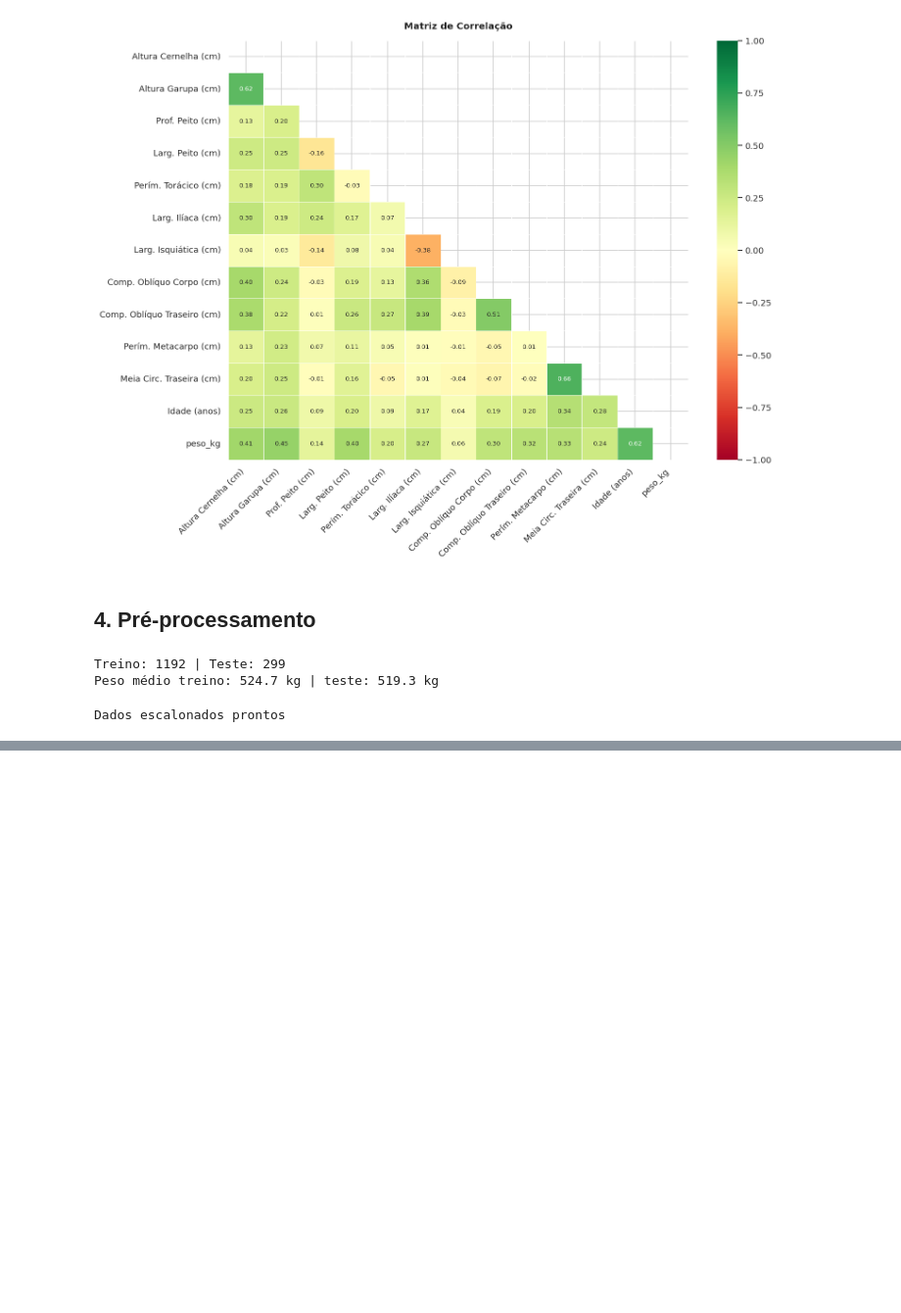
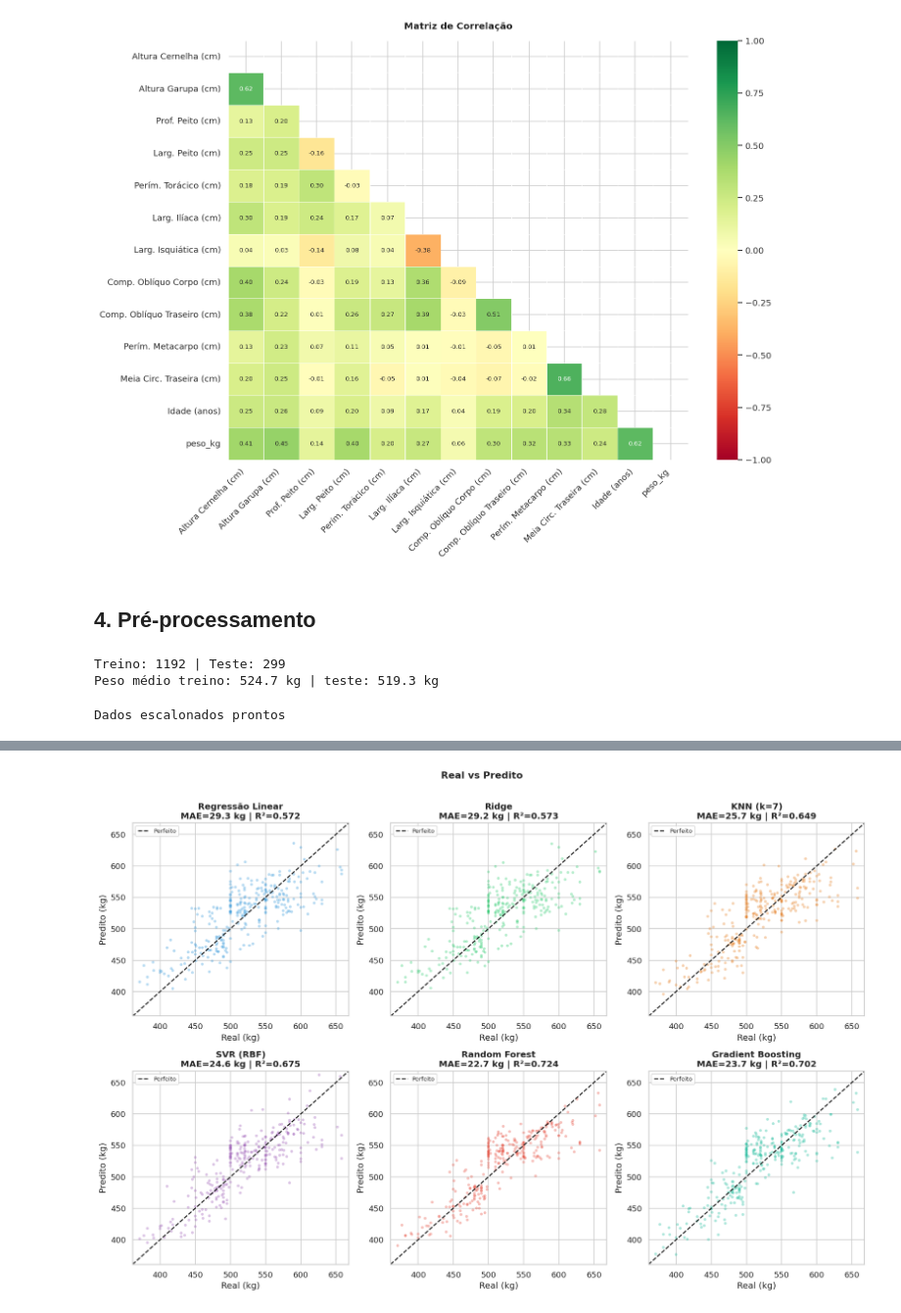
Before and after one commit to jota6k/projeto_peso_bovinos, a Jupyter notebook: notebook_peso_bovinos.ipynb, the cells around one changed output, grey strips where cells are left out. Shown at 98% size. Cells and saved outputs as stored; diff of their text form; code cells hidden in the pictures; blank space fills up the shorter version.

```diff
--- a/notebook_peso_bovinos.ipynb
+++ b/notebook_peso_bovinos.ipynb
@@ -234,0 +308,19 @@ Dados escalonados prontos
+# %%
+# Real vs Predito
+fig, axes = plt.subplots(2, 3, figsize=(15, 10))
+axes = axes.flatten()
+lim = (y_test.min() - 10, y_test.max() + 10)
+
+for i, res in enumerate(resultados):
+    axes[i].scatter(y_test, res['pred'], alpha=0.35, s=15, color=CORES[i], edgecolors='none')
+    axes[i].plot(lim, lim, 'k--', linewidth=1.5, label='Perfeito')
+    axes[i].set_xlim(lim); axes[i].set_ylim(lim)
+    axes[i].set_xlabel('Real (kg)'); axes[i].set_ylabel('Predito (kg)')
+    axes[i].set_title(f'{res["Modelo"]}\nMAE={res["MAE"]:.1f} kg | R²={res["R2"]:.3f}', fontweight='bold')
+    axes[i].legend(fontsize=8)
+
+plt.suptitle('Real vs Predito', fontweight='bold', y=1.01)
+plt.tight_layout()
+plt.show()
+# %% [output]
+[figure, added]
```
Also changed, not shown: parts of 3 cells of this notebook.
